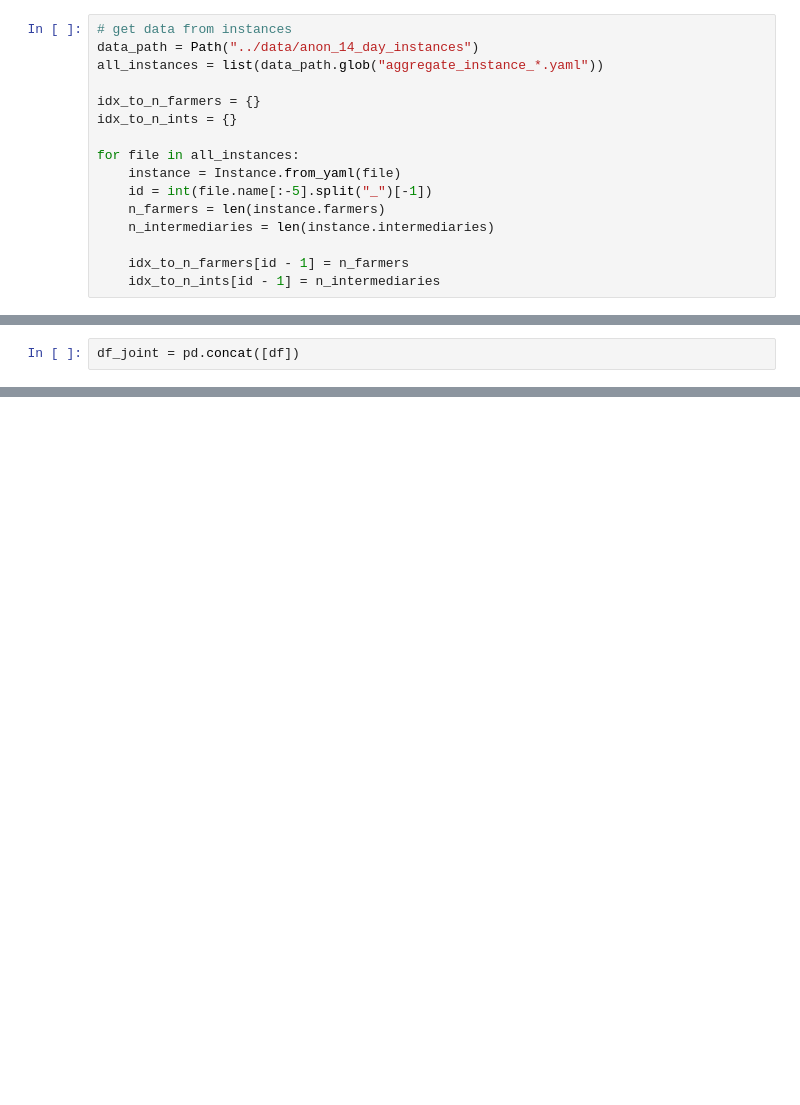
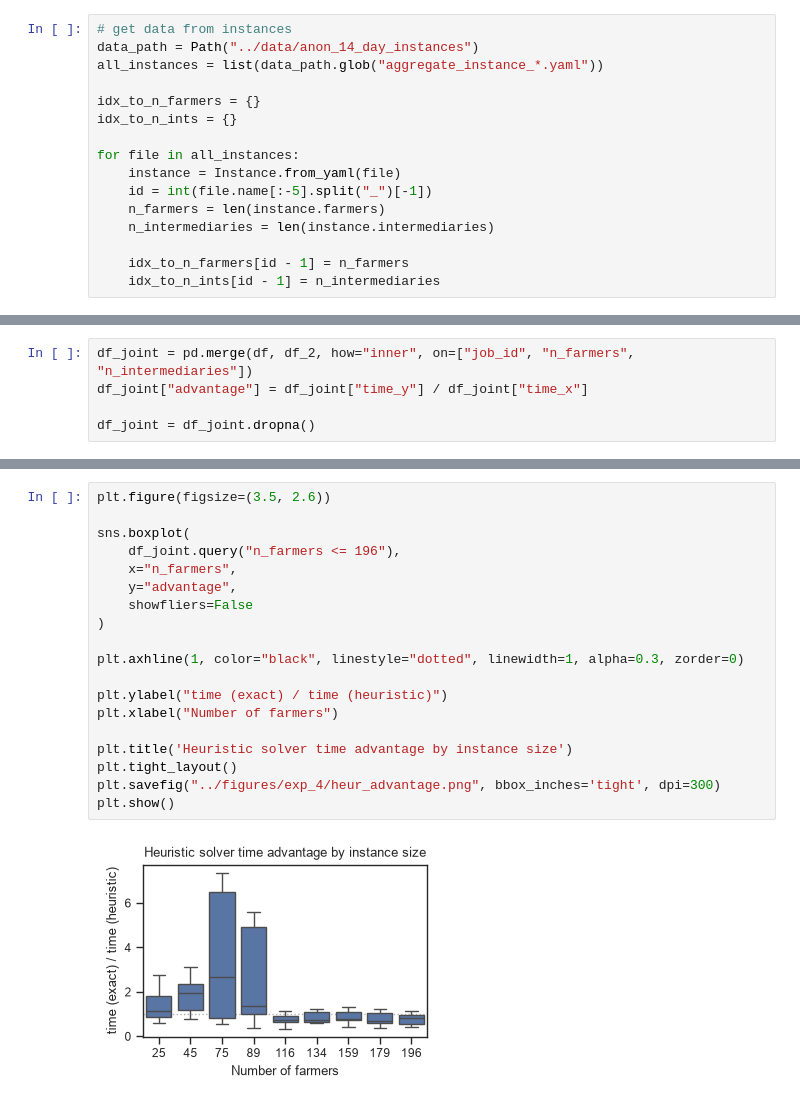
Before and after one commit to nachatjatu/StablePlatformMatching, a Jupyter notebook: notebooks/exp_4_results.ipynb, the cells around one changed output, grey strips where cells are left out. Cells and saved outputs as stored; diff of their text form; blank space fills up the shorter version.

```diff
--- a/notebooks/exp_4_results.ipynb
+++ b/notebooks/exp_4_results.ipynb
@@ -125,2 +131,5 @@ KeyError: 'runs'
 # %%
-df_joint = pd.concat([df])
+df_joint = pd.merge(df, df_2, how="inner", on=["job_id", "n_farmers", "n_intermediaries"])
+df_joint["advantage"] = df_joint["time_y"] / df_joint["time_x"]
+
+df_joint = df_joint.dropna()
@@ -259,0 +231,21 @@ plt.show()
+# %%
+plt.figure(figsize=(3.5, 2.6))
+
+sns.boxplot(
+    df_joint.query("n_farmers <= 196"),
+    x="n_farmers",
+    y="advantage",
+    showfliers=False
+)
+
+plt.axhline(1, color="black", linestyle="dotted", linewidth=1, alpha=0.3, zorder=0)
+
+plt.ylabel("time (exact) / time (heuristic)")
+plt.xlabel("Number of farmers")
+
+plt.title('Heuristic solver time advantage by instance size')
+plt.tight_layout()
+plt.savefig("../figures/exp_4/heur_advantage.png", bbox_inches='tight', dpi=300)
+plt.show()
+# %% [output]
+[figure, added]
```
Also changed, not shown: parts of 8 cells of this notebook, 56 other files.
